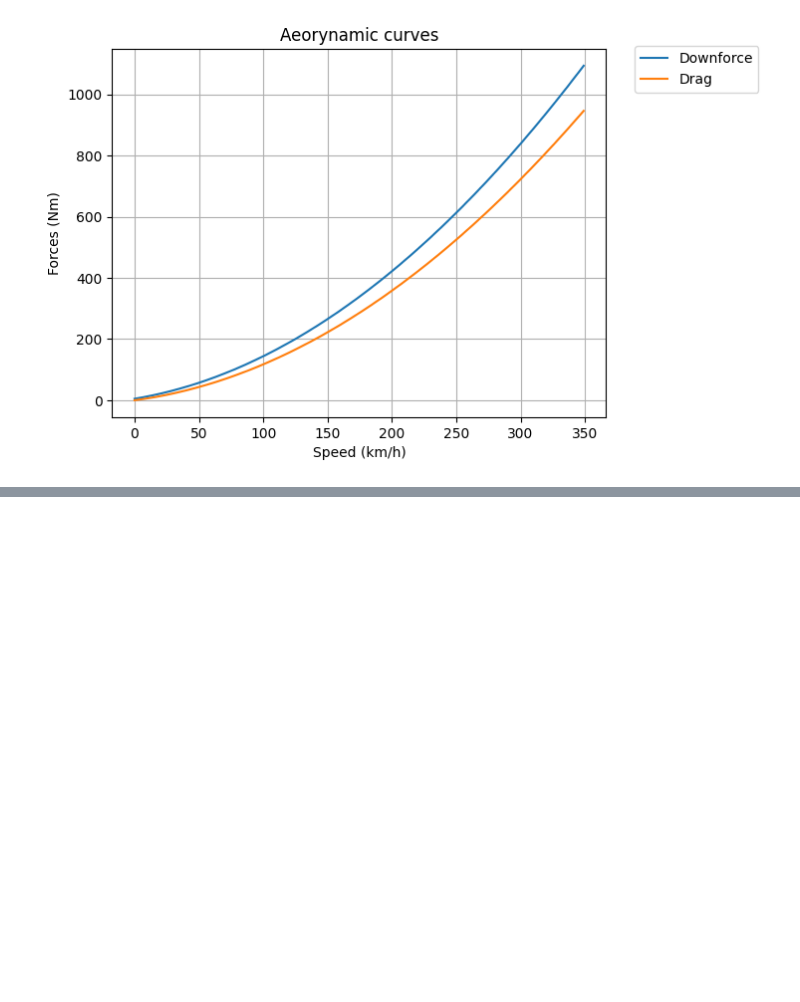
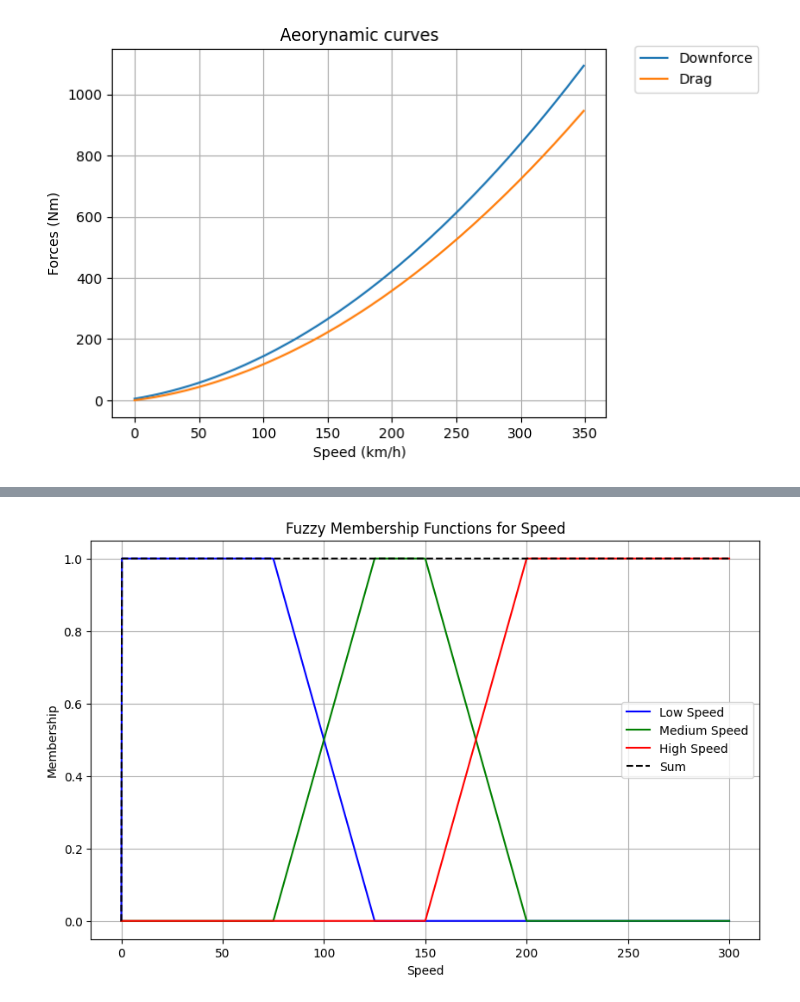
Before and after one commit to Nelson-Jnrnd/race-lap-simulations, a Jupyter notebook: downforce_sim.ipynb, the cells around one changed output, grey strips where cells are left out. Cells and saved outputs as stored; diff of their text form; code cells hidden in the pictures; blank space fills up the shorter version.

```diff
--- a/downforce_sim.ipynb
+++ b/downforce_sim.ipynb
@@ -123,2 +126,85 @@ plt.show()
 [figure]
 (0.30000000000000004, 0.7, 0)
+# %%
+def trapezoidal_membership(speed, start, rise_start, fall_start, end):
+    """
+    Calculates the membership value of a speed using a trapezoidal membership function.
+
+    Parameters:
+    - speed: The speed for which to calculate the membership value.
+    - start: The start of the trapezoid where the membership is 0.
+    - rise_start: The point at which the membership starts rising to 1.
+    - fall_start: The point at which the membership starts falling from 1.
+    - end: The end of the trapezoid where the membership is 0.
+
+    Returns:
+    - The membership value of the speed.
+    """
+    if speed <= start or speed >= end:
+        return 0
+    elif start < speed <= rise_start:
+        return (speed - start) / (rise_start - start)
+    elif rise_start < speed < fall_start:
+        return 1
+    elif fall_start <= speed < end:
+        return (end - speed) / (end - fall_start)
+    else:
+        return 0
+
+# Define membership functions for different speed categories
+def low_speed(speed):
+    return trapezoidal_membership(speed, 0, 0, 75, 125)
+
+def medium_speed(speed):
+    return trapezoidal_membership(speed, 75, 125, 150, 200)
+
+def high_speed(speed):
+    return trapezoidal_membership(speed, 150, 200, 500, 500)
+
+
+def speed_membership(speed):
+    """
+    Returns the membership values for a given speed in the three sets: Low, Medium, and High.
+    """
+    return low_speed(speed), medium_speed(speed), high_speed(speed)
+
+# Test functions
+x_values = np.linspace(0, 300, 1000)
+low_values = [low_speed(x) for x in x_values]
+medium_values = [medium_speed(x) for x in x_values]
+high_values = [high_speed(x) for x in x_values]
+
+sum_values = np.array(low_values) + np.array(medium_values) + np.array(high_values)
+
+plt.figure(figsize=(10, 6))
+plt.plot(x_values, low_values, label='Low Speed', color='blue')
+plt.plot(x_values, medium_values, label='Medium Speed', color='green')
+plt.plot(x_values, high_values, label='High Speed', color='red')
+plt.plot(x_values, sum_values, label='Sum', color='black', linestyle='--')
+plt.title('Fuzzy Membership Functions for Speed')
+plt.xlabel('Speed')
+plt.ylabel('Membership')
+plt.legend()
+plt.grid(True)
+plt.show()
+
+# Test with a sample speed
+sample_speed = 120
+low_membership, medium_membership, high_membership = speed_membership(sample_speed)
+
+# Plot the membership functions along with the sample speed membership
+plt.figure(figsize=(10, 6))
+plt.plot(x_values, low_values, label='Low Speed', color='blue')
+plt.plot(x_values, medium_values, label='Medium Speed', color='green')
+plt.plot(x_values, high_values, label='High Speed', color='red')
+plt.scatter([sample_speed, sample_speed, sample_speed], [low_membership, medium_membership, high_membership], color='black', marker='o')
+plt.title(f'Fuzzy Membership Functions for Speed (Sample Speed: {sample_speed})')
+plt.xlabel('Speed')
+plt.ylabel('Membership')
+plt.legend()
+plt.grid(True)
+plt.show()
+
+(low_membership, medium_membership, high_membership)
+# %% [output]
+[figure, added]
```
Also changed, not shown: parts of 3 cells of this notebook.
